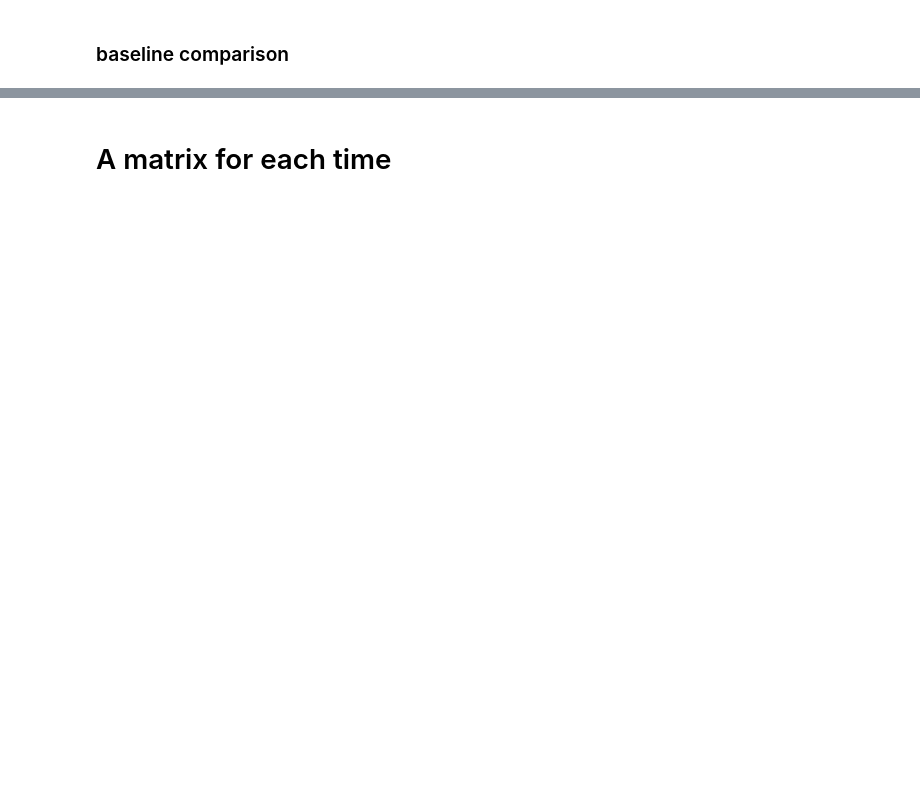
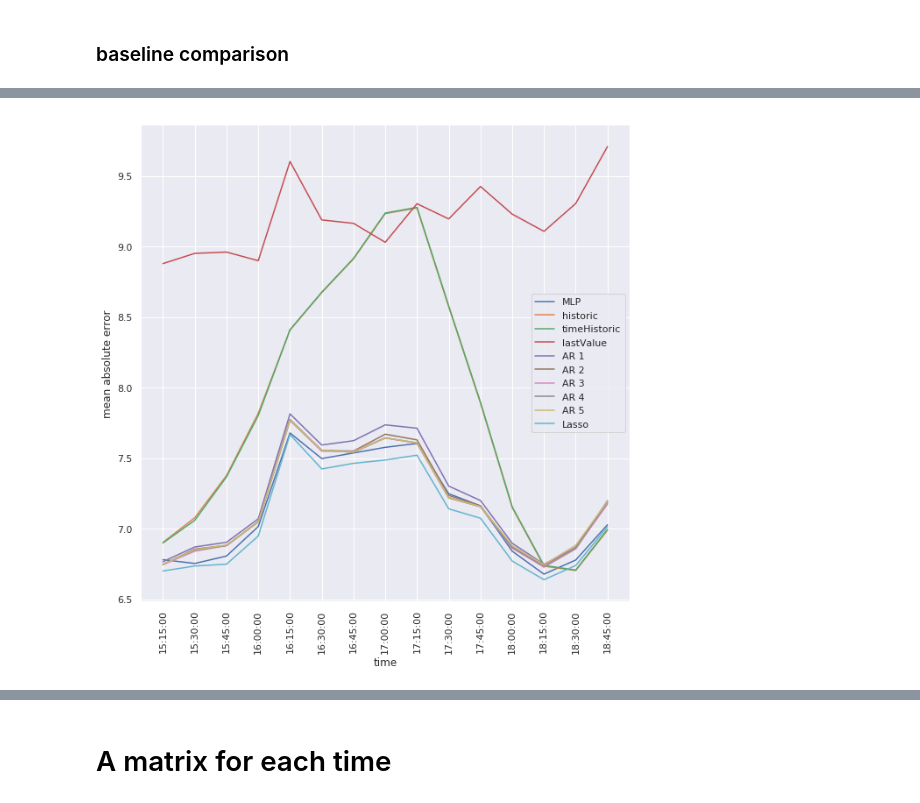
Before and after one commit to bourliam/PRIM, a Jupyter notebook: Notebooks/simple mlp models.ipynb, the cells around one changed output, grey strips where cells are left out. Saved outputs shown, nothing was run; the diff lists cells and outputs as text; code cells hidden in the pictures; blank space fills up the shorter version.

```diff
--- a/Notebooks/simple mlp models.ipynb
+++ b/Notebooks/simple mlp models.ipynb
@@ -348,0 +543,8 @@ df.to_csv("../data/segment_flow.csv")
+# %%
+all_models = [data_model, historic_data_model, timehistoric_data_model, lastValue_data_model, *AR_data_models.values()]
+# %%
+# models_predictions={
+
+# }
+for model in all_models:
+    models_predictions[model.name]=model.restorePredictionsAsDF(model.predict('test'),'test')
@@ -348,0 +555,3 @@ df.to_csv("../data/segment_flow.csv")
+# %%
+sub_dict_models_predictions = {k:v for k,v in models_predictions.items() if k in models_predictions.keys()}
+# sub_dict_models_predictions = {k:v for k,v in models_predictions.items() if k in ["AR 1","AR 2","AR 3","AR 4","AR 5","lasso",'timeHistoric']}
@@ -348,0 +560,4 @@ df.to_csv("../data/segment_flow.csv")
+# %%
+mc=ModelCompare(sub_dict_models_predictions.copy(),true_values=data_model.restorePredictionsAsDF(y_test_00,'test'))
+
+print(mc.comparisonTable())
@@ -348,0 +587,5 @@ df.to_csv("../data/segment_flow.csv")
+# %%
+plt.figure(figsize=(10,10))
+mc.plotTimeError()
+# %% [output]
+[figure, added]
```
Also changed, not shown: parts of 77 cells of this notebook, 1 other file.
